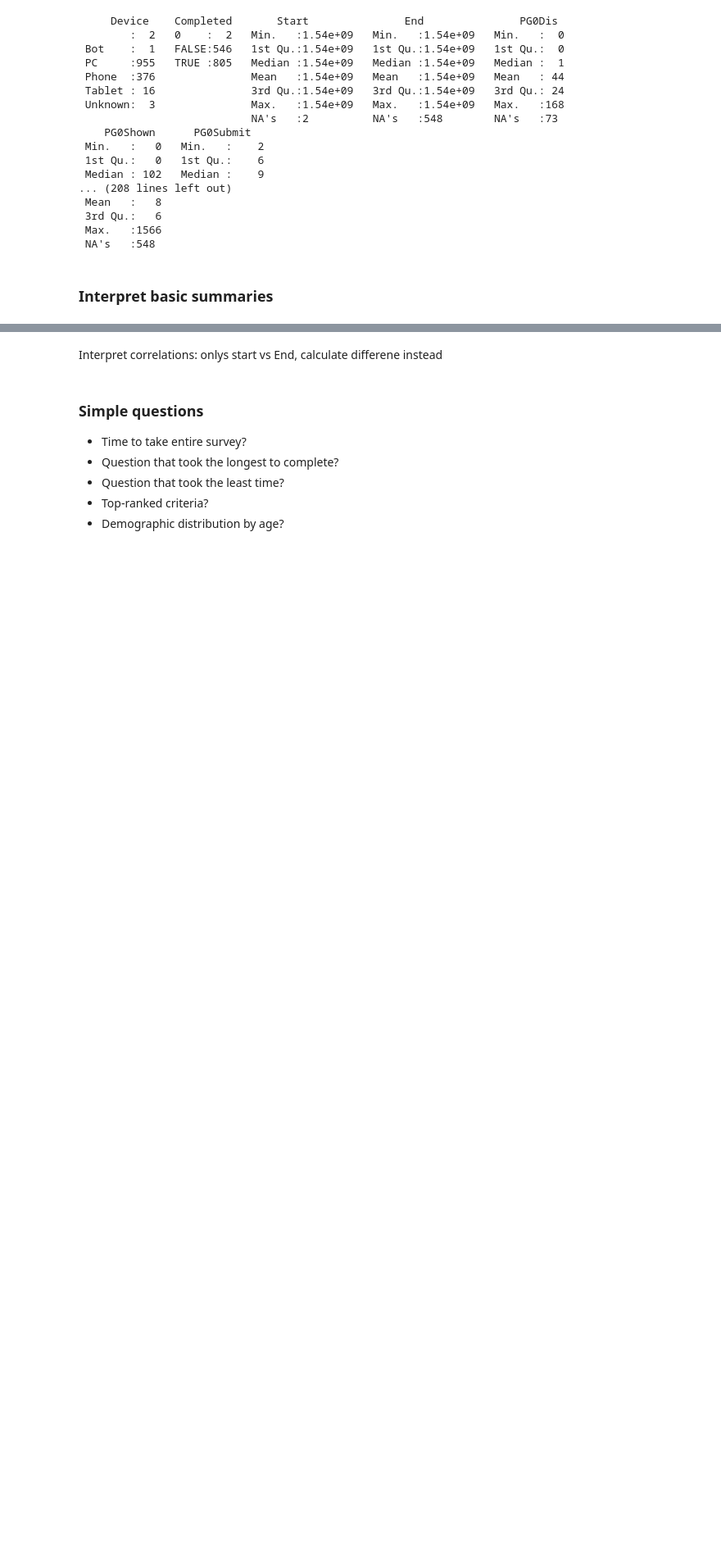
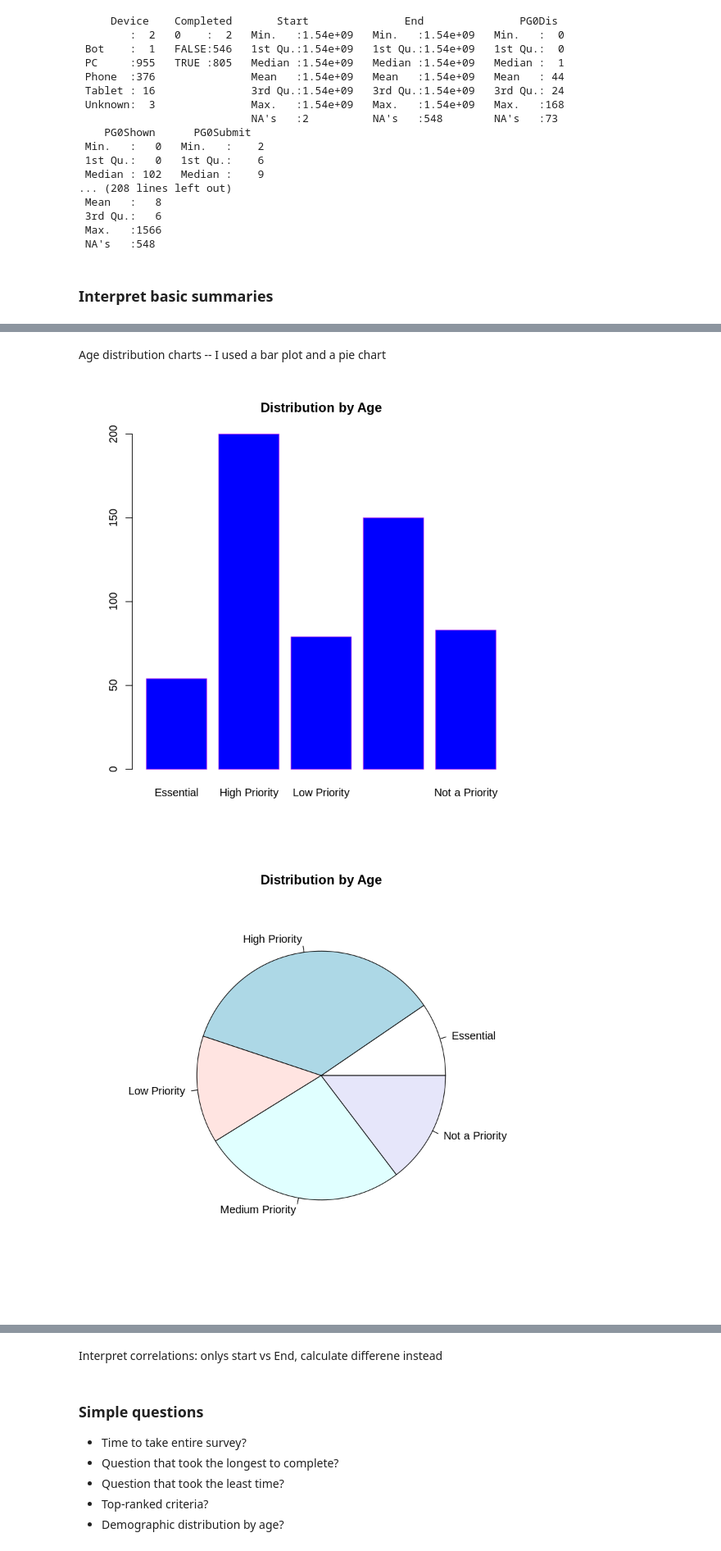
Before and after one commit to fdac18/Miniproject3, a Jupyter notebook: example.ipynb, the cells around one changed output, grey strips where cells are left out. Shown: that part at 82% size. Drawn from its saved outputs; the diff is of its cells as text; code cells hidden in the pictures; blank space fills up the shorter version.

```diff
--- a/example.ipynb
+++ b/example.ipynb
@@ -73,0 +84,11 @@ cor(data[,sel],method="spearman",use="pairwise.complete.obs"); #OK for any: uses
+# %%
+#Survey times, max time, min time, average survey time, median, qaurtiles of survey time
+data_complete = filter(data, Completed == TRUE)
+survey_time = data_complete$End - data_complete$Start
+print(paste0("Survey time notable values: "))
+print(paste0("Max time: ", max(survey_time), ' seconds'))
+print(paste0("Min time: ", min(survey_time), ' seconds'))
+print(paste0("Average time: ", round(mean(survey_time)), ' seconds'))
+print(paste0("Median time: ", median(survey_time), ' seconds'))
+cat("\n")
+print(paste0("Quartiles: ", quantile(survey_time), ' seconds'))
@@ -73,0 +171,15 @@ cor(data[,sel],method="spearman",use="pairwise.complete.obs"); #OK for any: uses
+# %% [markdown]
+Age distribution charts -- I used a bar plot and a pie chart
+# %%
+#Age distributions for my response -- FILTER bad responses
+age = dplyr::select(data_complete, PG5_10RPA) %>%
+    filter(PG5_10RPA != '')
+
+age1 = factor(age[,])
+#Bar plot
+barplot(table(age1), main = 'Distribution by Age', border="purple", col="blue")
+#pie chart
+pie(table(age1), main = 'Distribution by Age')
+# %% [output]
+[figure, added]
+[figure, added]
```
Also changed, not shown: parts of 19 cells of this notebook.
